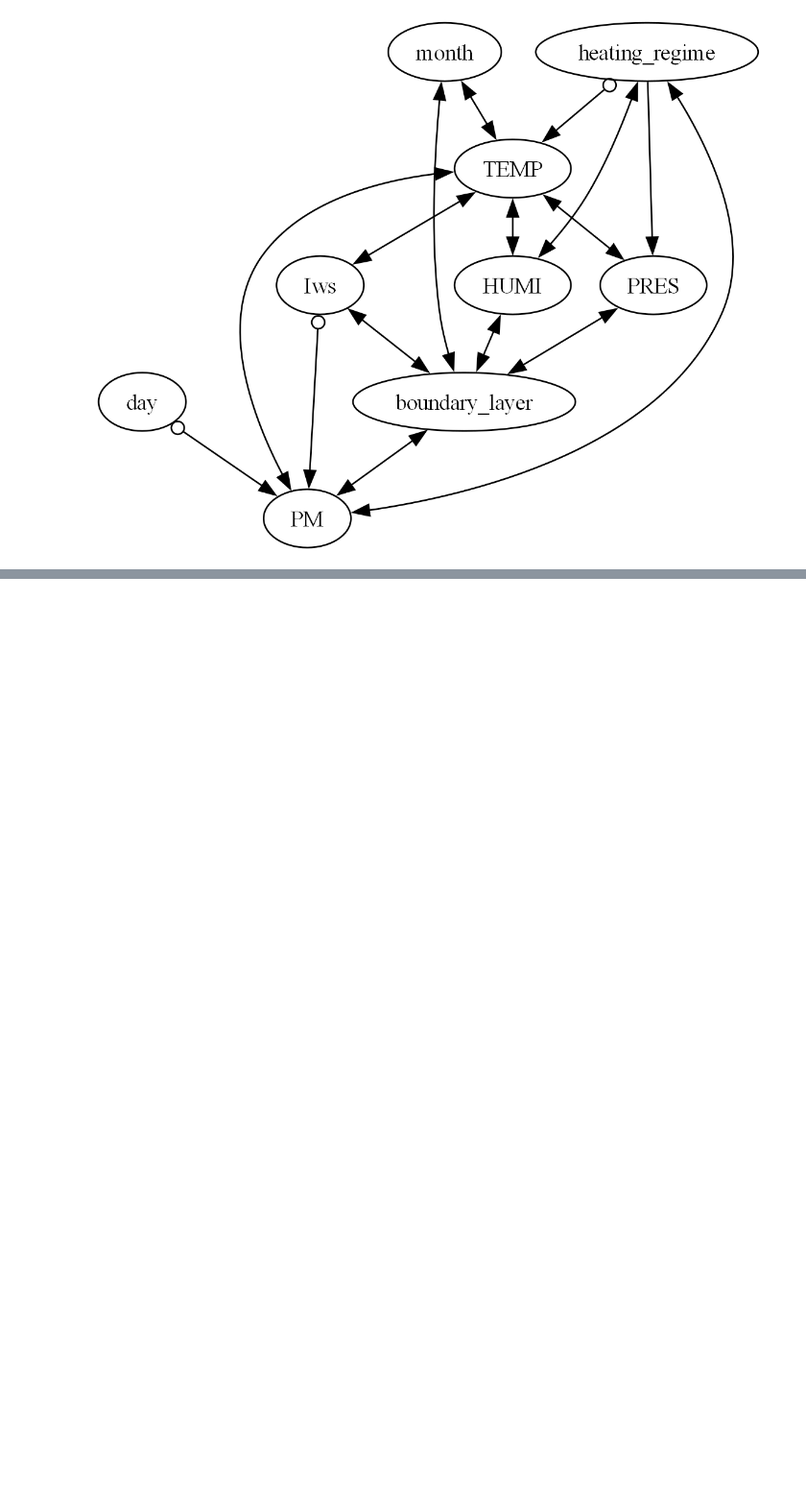
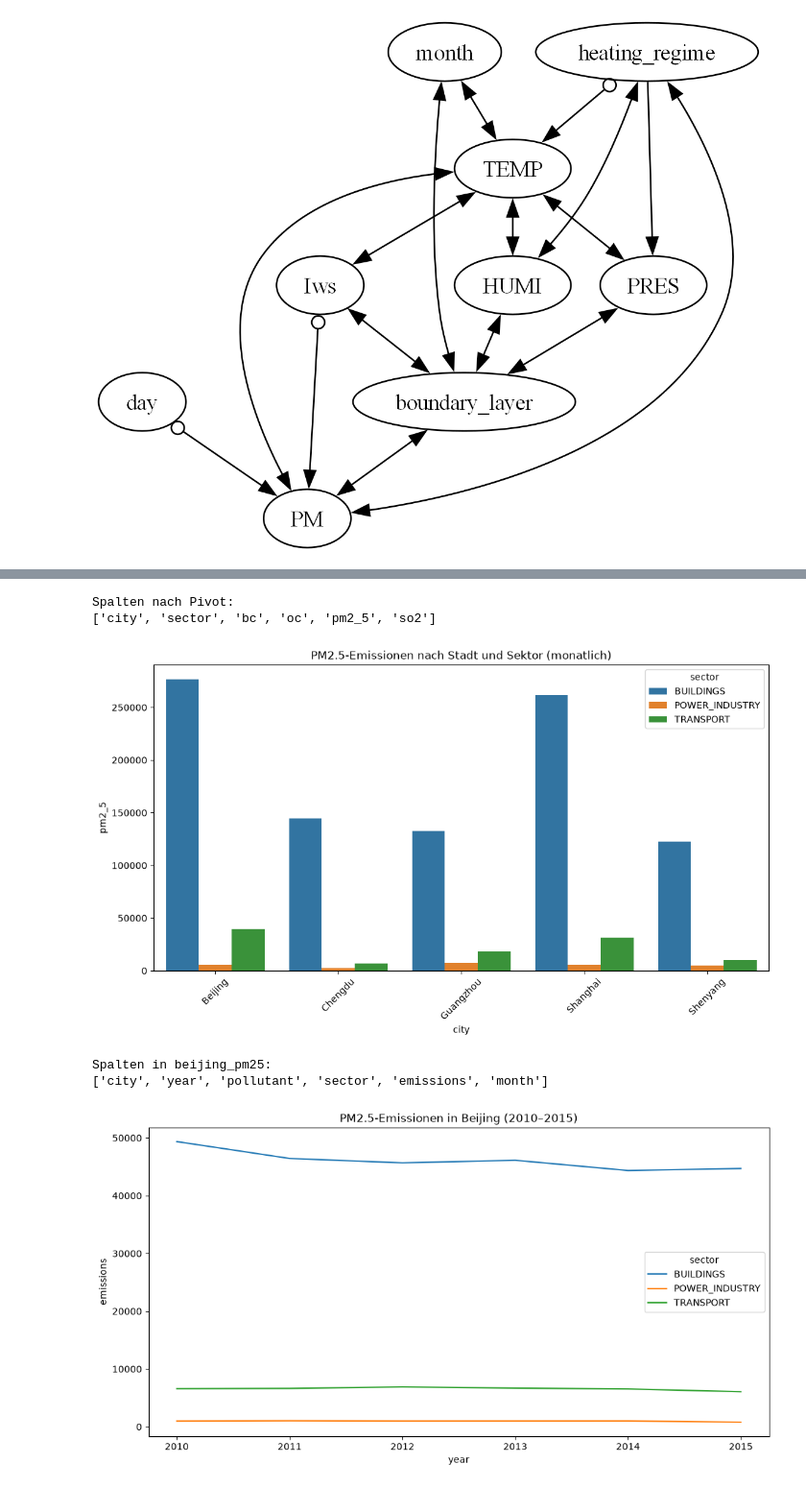
Before and after one commit to OliverOs610/DAI, a Jupyter notebook: ExperimentsOnDataset/experiments03.ipynb, the cells around one changed output, grey strips where cells are left out. Shown at 96% size. Drawn from its saved outputs; the diff is of its cells as text; code cells hidden in the pictures; blank space fills up the shorter version.

```diff
--- a/ExperimentsOnDataset/experiments03.ipynb
+++ b/ExperimentsOnDataset/experiments03.ipynb
@@ -935,0 +1185,62 @@ def extract_emissions_with_dynamic_buffer(city_name, wind_data, edgar_file, seas
+# %%
+import matplotlib.pyplot as plt
+import seaborn as sns
+
+# Beispiel: PM2.5-Emissionen nach Stadt und Sektor
+plt.figure(figsize=(12, 6))
+
+# Pivotiere df_aggregated, um separate Spalten für jeden Sektor und Schadstoff zu erhalten
+df_plot = df_aggregated.pivot_table(
+    index=['city', 'sector'],  # Gruppierung nach Stadt und Sektor
+    columns='pollutant',       # Spalten für Schadstoffe
+    values='emissions',        # Werte = Emissionen
+    aggfunc='sum'              # Summiere Emissionen pro Sektor/Schadstoff
+).reset_index()
+
+# Flache die Multi-Index-Spalten (z. B. ('pm2_5', '') → 'pm2_5')
+df_plot.columns = [
+    col if isinstance(col, str) else col[0]
+    for col in df_plot.columns
+]
+
+# Überprüfe die Spalten
+print("Spalten nach Pivot:")
+print(df_plot.columns.tolist())
+
+sns.barplot(
+    data=df_plot,
+    x='city',
+    y='pm2_5',  # Jetzt ist 'pm2_5' eine Spalte
+    hue='sector'
+)
+plt.title("PM2.5-Emissionen nach Stadt und Sektor (monatlich)")
+plt.xticks(rotation=45)
+plt.show()
+
+# Beispiel: PM2.5-Emissionen in Beijing über die Zeit
+# Filtere nur PM2.5-Emissionen für Beijing
+beijing_pm25 = df_aggregated[
+    (df_aggregated['city'] == 'Beijing') &
+    (df_aggregated['pollutant'] == 'pm2_5')
+]
+
+# Überprüfe die Spalten
+print("Spalten in beijing_pm25:")
+print(beijing_pm25.columns.tolist())
+
+plt.figure(figsize=(12, 6))
+sns.lineplot(
+    data=beijing_pm25,
+    x='year',
+    y='emissions',  # Verwende 'emissions' statt 'pm2_5_emissions'
+    hue='sector'
+)
+plt.title("PM2.5-Emissionen in Beijing (2010–2015)")
+plt.show()
+# %% [output]
+Spalten nach Pivot:
+['city', 'sector', 'bc', 'oc', 'pm2_5', 'so2']
+[figure, added]
+Spalten in beijing_pm25:
+['city', 'year', 'pollutant', 'sector', 'emissions', 'month']
+[figure, added]
```
Also changed, not shown: parts of 5 cells of this notebook, 6 other files.
